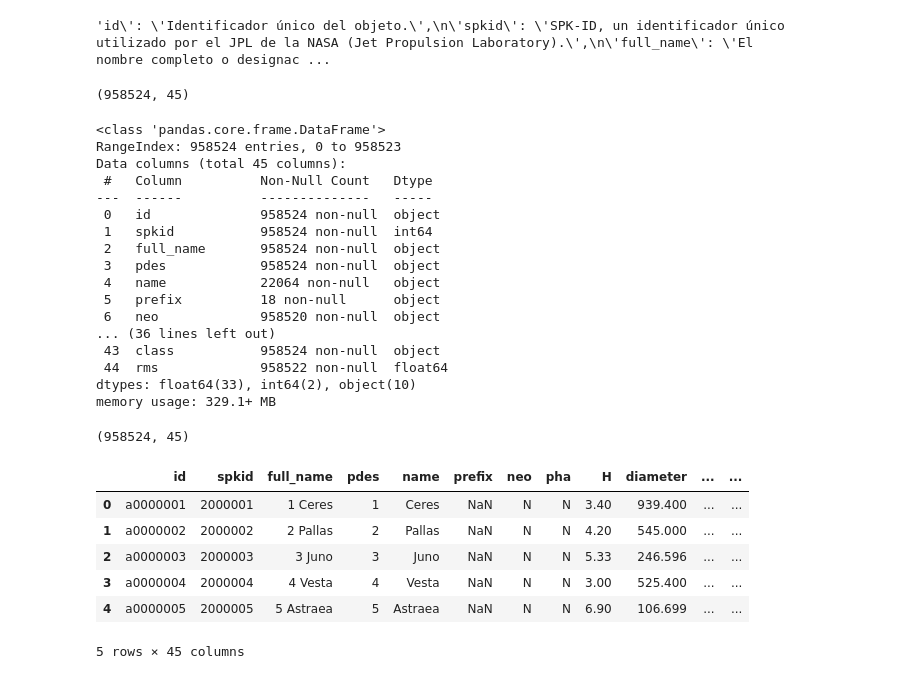
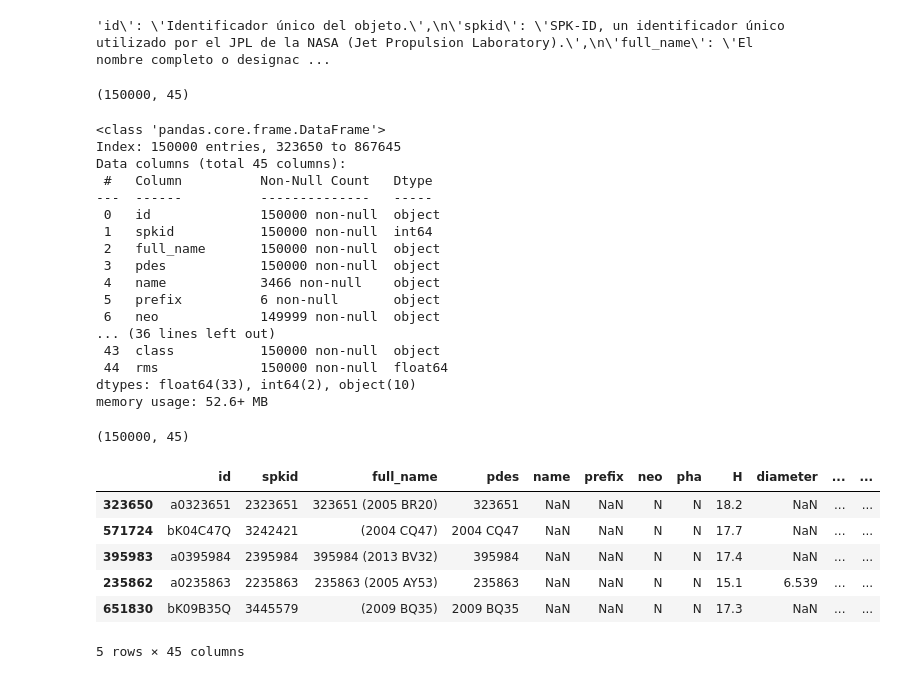
Before and after one commit to PazReumante/asteroid_prediction, a Jupyter notebook: explore_Ferreras.ipynb, the cells around one changed output. Cells and saved outputs as stored; diff of their text form; code cells hidden in the pictures.

```diff
--- a/explore_Ferreras.ipynb
+++ b/explore_Ferreras.ipynb
@@ -31,0 +21,4 @@ total_data.head(20)
+# %%
+# Commo la cantidad de datos es muy grande (mas de 900000 datos) cogemos una muestra aleatoria de 150000
+sample_total_data = total_data.sample(n=150000, random_state=42)
+sample_total_data.head()
@@ -80,42 +84,42 @@ total_data.head(20)
 'id\': \'Identificador único del objeto.\',\n\'spkid\': \'SPK-ID, un identificador único utilizado por el JPL de la NASA (Jet Propulsion Laboratory).\',\n\'full_name\': \'El nombre completo o designac ...
 # %%
 # Tamaño del dataset
-total_data.shape
+sample_total_data.shape
 # %% [output]
-(958524, 45)
+(150000, 45)
 # %%
 # Información del dataset
-total_data.info()
+sample_total_data.info()
 # %% [output]
 <class 'pandas.core.frame.DataFrame'>
-RangeIndex: 958524 entries, 0 to 958523
+Index: 150000 entries, 323650 to 867645
 Data columns (total 45 columns):
  #   Column          Non-Null Count   Dtype
 ---  ------          --------------   -----
- 0   id              958524 non-null  object
- 1   spkid           958524 non-null  int64
- 2   full_name       958524 non-null  object
- 3   pdes            958524 non-null  object
- 4   name            22064 non-null   object
- 5   prefix          18 non-null      object
- 6   neo             958520 non-null  object
+ 0   id              150000 non-null  object
+ 1   spkid           150000 non-null  int64
+ 2   full_name       150000 non-null  object
+ 3   pdes            150000 non-null  object
+ 4   name            3466 non-null    object
+ 5   prefix          6 non-null       object
+ 6   neo             149999 non-null  object
 ... (36 lines left out)
- 43  class           958524 non-null  object
- 44  rms             958522 non-null  float64
+ 43  class           150000 non-null  object
+ 44  rms             150000 non-null  float64
 dtypes: float64(33), int64(2), object(10)
-memory usage: 329.1+ MB
+memory usage: 52.6+ MB
 # %%
 #   Eliminación de duplicados -> no hay duplicados
-if total_data.duplicated().sum():
-    total_data = total_data.drop_duplicates()
-print(total_data.shape)
-total_data.head()
+if sample_total_data.duplicated().sum():
+    sample_total_data = sample_total_data.drop_duplicates()
+print(sample_total_data.shape)
+sample_total_data.head()
 # %% [output]
-(958524, 45)
+(150000, 45)
 |  | id | spkid | full_name | pdes | name | prefix | neo | pha | H | diameter | ... | ... |
-| 0 | a0000001 | 2000001 | 1 Ceres | 1 | Ceres | NaN | N | N | 3.40 | 939.400 | ... | ... |
-| 1 | a0000002 | 2000002 | 2 Pallas | 2 | Pallas | NaN | N | N | 4.20 | 545.000 | ... | ... |
-| 2 | a0000003 | 2000003 | 3 Juno | 3 | Juno | NaN | N | N | 5.33 | 246.596 | ... | ... |
-| 3 | a0000004 | 2000004 | 4 Vesta | 4 | Vesta | NaN | N | N | 3.00 | 525.400 | ... | ... |
-| 4 | a0000005 | 2000005 | 5 Astraea | 5 | Astraea | NaN | N | N | 6.90 | 106.699 | ... | ... |
+| 323650 | a0323651 | 2323651 | 323651 (2005 BR20) | 323651 | NaN | NaN | N | N | 18.2 | NaN | ... | ... |
+| 571724 | bK04C47Q | 3242421 | (2004 CQ47) | 2004 CQ47 | NaN | NaN | N | N | 17.7 | NaN | ... | ... |
+| 395983 | a0395984 | 2395984 | 395984 (2013 BV32) | 395984 | NaN | NaN | N | N | 17.4 | NaN | ... | ... |
+| 235862 | a0235863 | 2235863 | 235863 (2005 AY53) | 235863 | NaN | NaN | N | N | 15.1 | 6.539 | ... | ... |
+| 651830 | bK09B35Q | 3445579 | (2009 BQ35) | 2009 BQ35 | NaN | NaN | N | N | 17.3 | NaN | ... | ... |
 5 rows × 45 columns
```
Also changed, not shown: parts of 22 cells of this notebook.
